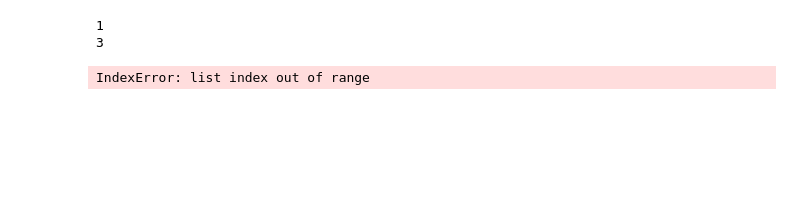
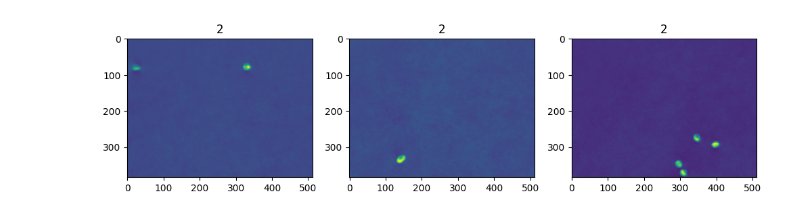
Before and after one commit to RaiBP/cell-estimator, a Jupyter notebook: notebooks/pipeline_first_look.ipynb, the cells around one changed output. Saved outputs shown, nothing was run; the diff lists cells and outputs as text; code cells hidden in the pictures; blank space fills up the shorter version.

```diff
--- a/notebooks/pipeline_first_look.ipynb
+++ b/notebooks/pipeline_first_look.ipynb
@@ -22,6 +25,20 @@ amplitude = file['amplitude/images']
 phase = file['phase/images']
 
 img_idx = range(2,3)
+# %%
+#Choose the images you want to display
+image_indices = [0,1,2]  # Replace with the indices of the images you want to display
+
+# Create a figure with three subplots
+fig, axes = plt.subplots(1, 3, figsize=(12, 4))
+
+# Display the selected images
+for i, index in enumerate(image_indices):
+    image = phase[index, :, :]
+    axes[i].imshow(image)
+    axes[i].set_title(f'2')
+# %% [output]
+[figure, added]
 # %%
 phase_img = []
 amplitude_img = []
@@ -36,11 +53,7 @@ pipe = Pipeline(phase_img, amplitude_img, segmentation_algorithm, classification
 # %%
 y_pred, prob = pipe.process_data()
 # %%
-outlines = pipe.get_outlines()
+#outlines = pipe.get_outlines()
-# %% [output]
-1
-3
-IndexError: list index out of range
 # %%
 print(f'Predicted label: {y_pred}')
 print(prob)
```
Also changed, not shown: parts of 3 cells of this notebook, 1 other file.
